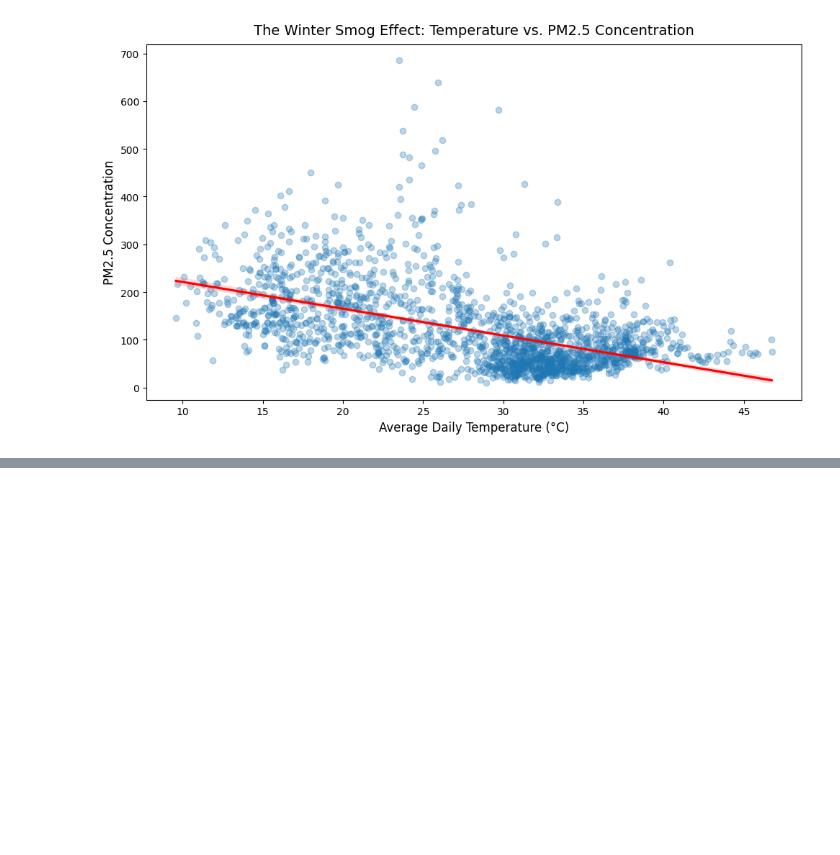
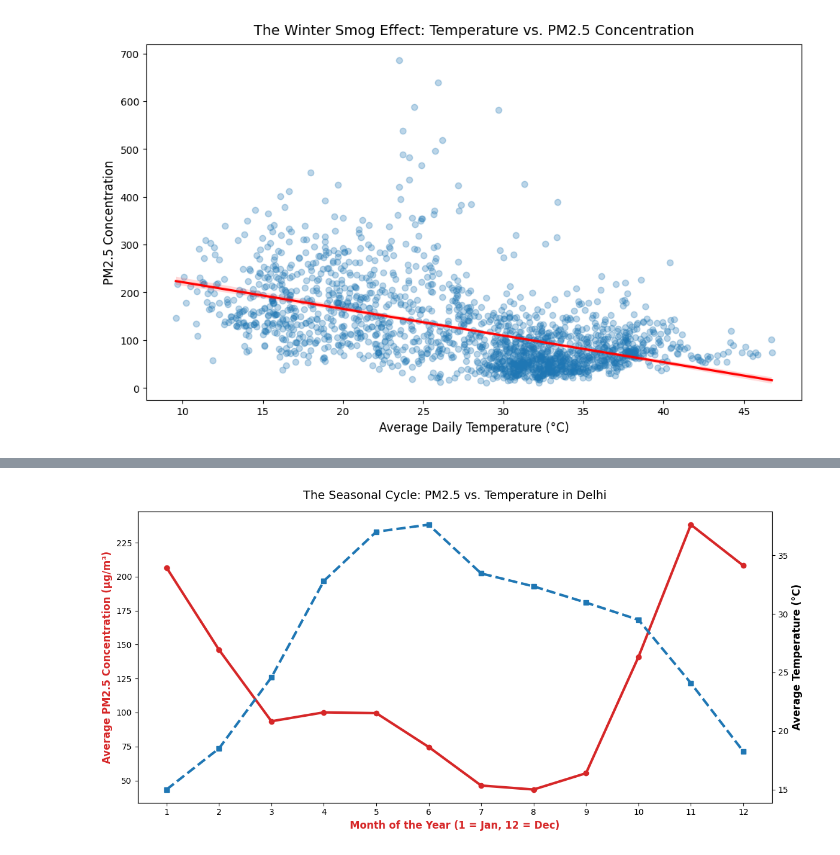
Before and after one commit to RumenMoysev/Data-science-final-exam, a Jupyter notebook: src/delhi_pollution_weather_analysis.ipynb, the cells around one changed output, grey strips where cells are left out. Drawn from its saved outputs; the diff is of its cells as text; code cells hidden in the pictures; blank space fills up the shorter version.

Commit message:
Analyze seasonal trends with dual-axis time-series plot

```diff
--- a/src/delhi_pollution_weather_analysis.ipynb
+++ b/src/delhi_pollution_weather_analysis.ipynb
@@ -171,0 +178,31 @@ plt.show()
+# %%
+# 1. Extract the month from our Date column
+df_merged["Month"] = df_merged["Date"].dt.month
+
+# 2. Group by Month and calculate the mean for PM2.5 and temperature
+monthly_data = df_merged.groupby('Month')[['PM2.5', 'tempC']].mean().reset_index()
+
+# Create the dual-axis plot
+fig, ax1 = plt.subplots(figsize=(12, 6))
+
+color1 = 'tab:red'
+ax1.set_xlabel('Month of the Year (1 = Jan, 12 = Dec)', color=color1, fontsize=12, fontweight='bold')
+ax1.set_ylabel('Average PM2.5 Concentration (µg/m³)', color=color1, fontsize=12, fontweight='bold')
+ax1.plot(monthly_data['Month'], monthly_data['PM2.5'], color=color1, marker='o', linewidth=3, label='PM2.5')
+ax1.grid(False)
+
+# Make a second Y axis, sharing the same X axis
+ax2 = ax1.twinx()
+
+ax2.set_ylabel('Average Temperature (°C)', fontsize=12, fontweight='bold')
+ax2.plot(monthly_data['Month'], monthly_data['tempC'], marker='s', linewidth=3, linestyle='--', label='Temperature')
+ax2.tick_params(axis='y')
+ax2.grid(False)
+
+plt.title('The Seasonal Cycle: PM2.5 vs. Temperature in Delhi', fontsize=14, pad=15)
+plt.xticks(range(1, 13)) # Ensure all 12 months show up on the bottom
+fig.tight_layout()  # Prevents labels from getting cut off
+
+plt.show()
+# %% [output]
+[figure, added]
```
Also changed, not shown: parts of 2 cells of this notebook.
